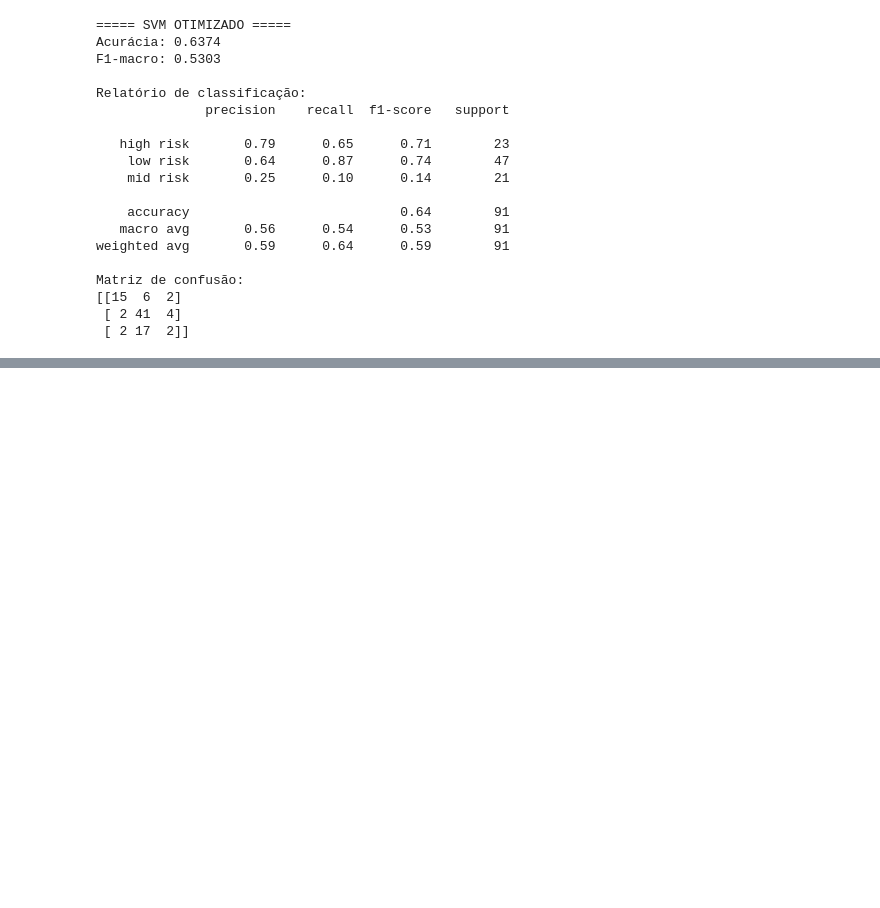
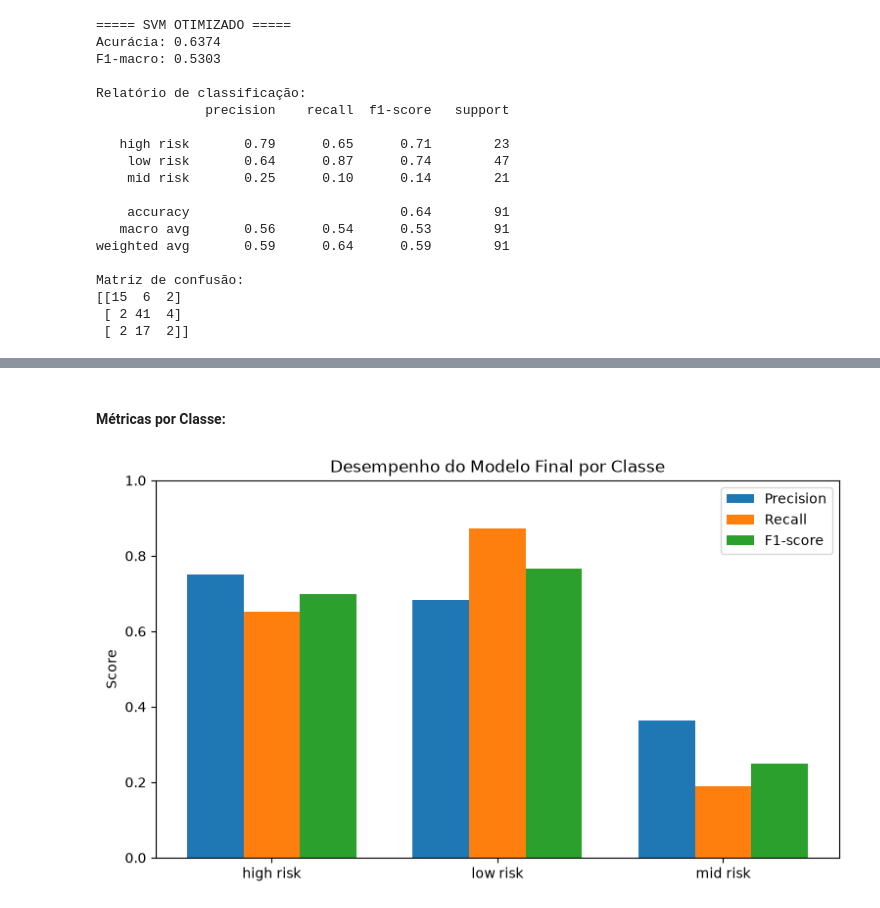
Before and after one commit to nouveauromance/daliaIA, a Jupyter notebook: notebooks/04_modelo.ipynb, the cells around one changed output, grey strips where cells are left out. Cells and saved outputs as stored; diff of their text form; code cells hidden in the pictures; blank space fills up the shorter version.

```diff
--- a/notebooks/04_modelo.ipynb
+++ b/notebooks/04_modelo.ipynb
@@ -415,0 +418,7 @@ print(mi_df)
+# %%
+modelo_stage1.fit(X_train, y_train_stage1)
+
+modelo_stage2.fit(
+    X_train_stage2,
+    y_train_stage2
+)
@@ -415,0 +635,28 @@ print(mi_df)
+# %% [markdown]
+#### **Métricas por Classe:**
+# %%
+classes = ["high risk", "low risk", "mid risk"]
+
+precision, recall, f1, _ = precision_recall_fscore_support(
+    y_test,
+    y_pred_final,
+    labels=classes
+)
+
+x = np.arange(len(classes))
+largura = 0.25
+
+plt.figure(figsize=(9, 5))
+
+plt.bar(x - largura, precision, largura, label="Precision")
+plt.bar(x, recall, largura, label="Recall")
+plt.bar(x + largura, f1, largura, label="F1-score")
+
+plt.xticks(x, classes)
+plt.ylim(0, 1)
+plt.ylabel("Score")
+plt.title("Desempenho do Modelo Final por Classe")
+plt.legend()
+plt.show()
+# %% [output]
+[figure, added]
```
Also changed, not shown: parts of 40 cells of this notebook.
